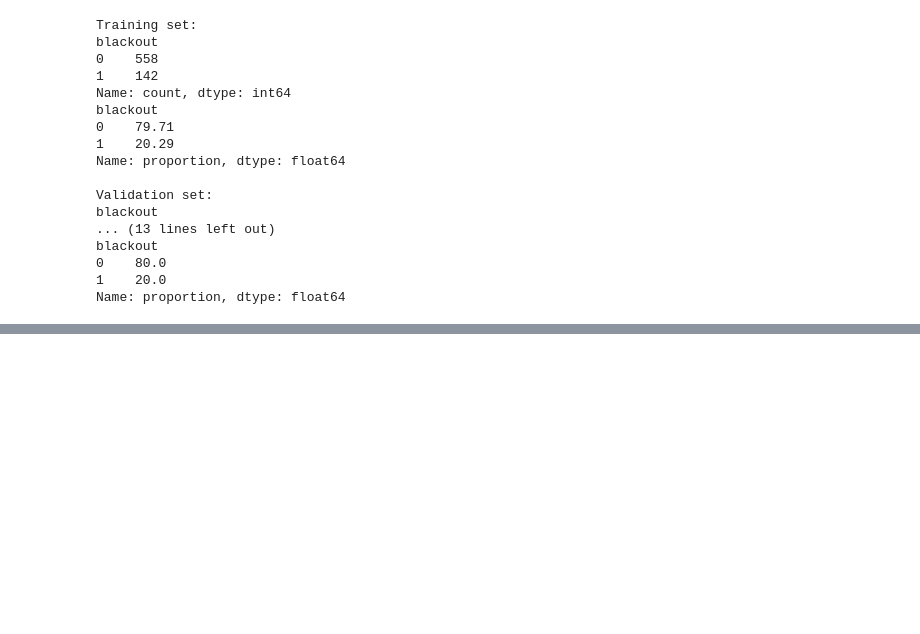
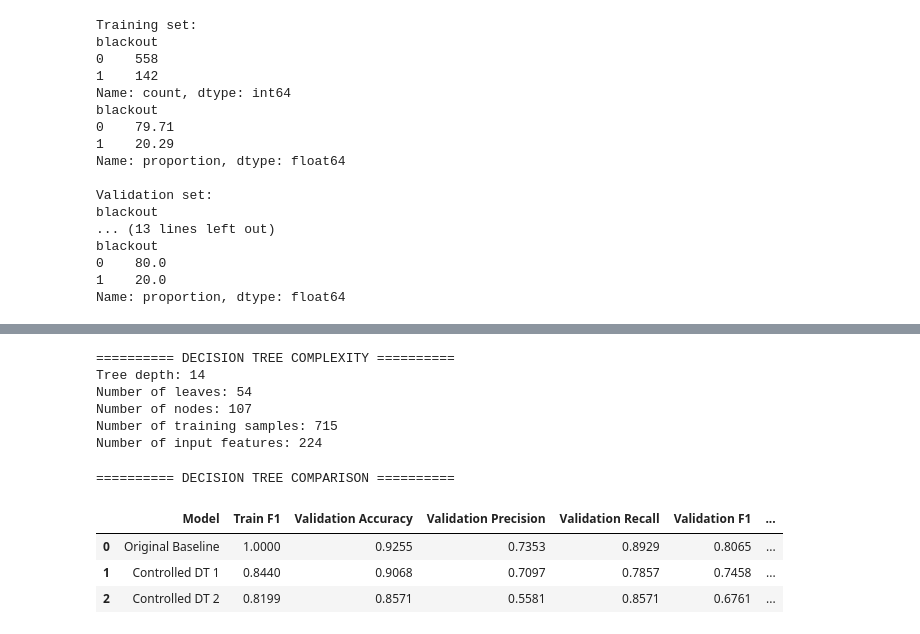
Before and after one commit to Geek-MJ/LAB6-GridSearch-and-Ensemble-Learning, a Jupyter notebook: notebooks/step4_baseline.ipynb, the cells around one changed output, grey strips where cells are left out. Cells and saved outputs as stored; diff of their text form; code cells hidden in the pictures; blank space fills up the shorter version.

```diff
--- a/notebooks/step4_baseline.ipynb
+++ b/notebooks/step4_baseline.ipynb
@@ -232,0 +376,79 @@ weighted avg       0.90      0.90      0.90       150
+# %%
+
+print("========== DECISION TREE COMPLEXITY ==========")
+
+print("Tree depth:", baseline_model.get_depth())
+print("Number of leaves:", baseline_model.get_n_leaves())
+print("Number of nodes:", baseline_model.tree_.node_count)
+print("Number of training samples:", len(X_train))
+print("Number of input features:", X_train.shape[1])
+# %% [output]
+========== DECISION TREE COMPLEXITY ==========
+Tree depth: 14
+Number of leaves: 54
+Number of nodes: 107
+Number of training samples: 715
+Number of input features: 224
+# %%
+
+from sklearn.tree import DecisionTreeClassifier
+from sklearn.metrics import (
+    accuracy_score,
+    precision_score,
+    recall_score,
+    f1_score
+)
+
+# Define controlled Decision Tree candidates
+candidate_models = {
+    "Original Baseline": baseline_model,
+    "Controlled DT 1": DecisionTreeClassifier(
+        max_depth=8,
+        min_samples_leaf=5,
+        random_state=42
+    ),
+    "Controlled DT 2": DecisionTreeClassifier(
+        max_depth=10,
+        min_samples_leaf=10,
+        random_state=42
+    )
+}
+
+results = []
+
+# Train and evaluate each model using training and validation data
+for model_name, model in candidate_models.items():
+
+    if model_name != "Original Baseline":
+        model.fit(X_train, y_train)
+
+    y_train_pred = model.predict(X_train)
+    y_val_pred = model.predict(X_val)
+
+    results.append({
+        "Model": model_name,
+        "Train F1": f1_score(y_train, y_train_pred, zero_division=0),
+        "Validation Accuracy": accuracy_score(y_val, y_val_pred),
+        "Validation Precision": precision_score(
+            y_val, y_val_pred, zero_division=0
+        ),
+        "Validation Recall": recall_score(
+            y_val, y_val_pred, zero_division=0
+        ),
+        "Validation F1": f1_score(
+            y_val, y_val_pred, zero_division=0
+        ),
+        "Tree Depth": model.get_depth(),
+        "Leaves": model.get_n_leaves()
+    })
+
+comparison_df = pd.DataFrame(results)
+
+print("========== DECISION TREE COMPARISON ==========")
+display(comparison_df.round(4))
+# %% [output]
+========== DECISION TREE COMPARISON ==========
+|  | Model | Train F1 | Validation Accuracy | Validation Precision | Validation Recall | Validation F1 | ... |
+| 0 | Original Baseline | 1.0000 | 0.9255 | 0.7353 | 0.8929 | 0.8065 | ... |
+| 1 | Controlled DT 1 | 0.8440 | 0.9068 | 0.7097 | 0.7857 | 0.7458 | ... |
+| 2 | Controlled DT 2 | 0.8199 | 0.8571 | 0.5581 | 0.8571 | 0.6761 | ... |
```
Also changed, not shown: parts of 8 cells of this notebook, 1 other file.
